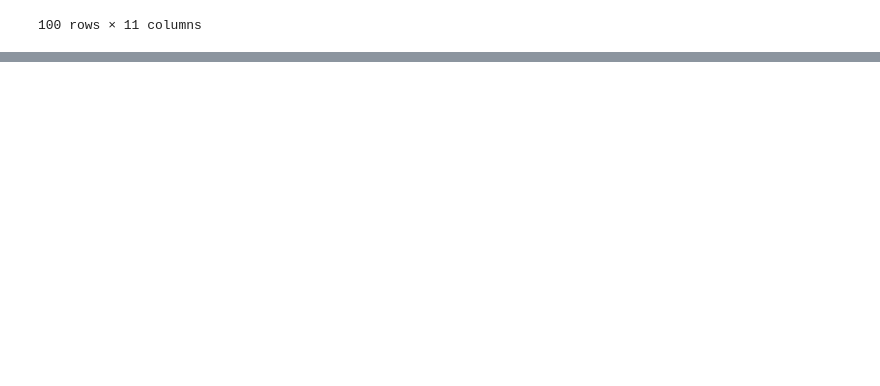
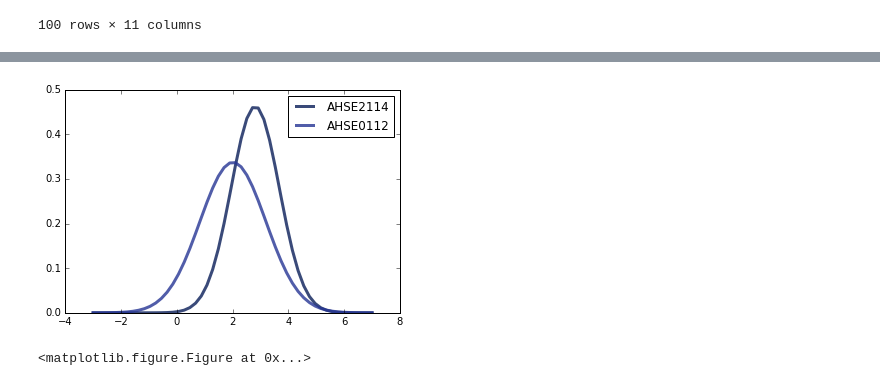
Before and after one commit to idgetto/DataScienceFinalProject, a Jupyter notebook: statanalysis/MeanSDclassyearsuccess!!.ipynb, the cells around one changed output, grey strips where cells are left out. Drawn from its saved outputs; the diff is of its cells as text; code cells hidden in the pictures; blank space fills up the shorter version.

Commit message:
graph year mean

```diff
--- a/statanalysis/MeanSDclassyearsuccess!!.ipynb
+++ b/statanalysis/MeanSDclassyearsuccess!!.ipynb
@@ -124,0 +120,4 @@ coursedf.head(100)
+# %%
+newcoursedf = pd.read_csv('../data/classyearmeansd.csv')
+
+newcoursedf.head()
@@ -125,3 +131,39 @@ coursedf.head(100)
+# %%
+meandict = {}
+sddict = {}
+
+for i in range(len(newcoursedf)):
+    meandict[newcoursedf['code'][i]] = newcoursedf['mean_grade'][i]
+    sddict[newcoursedf['code'][i]] = newcoursedf['standard_dev'][i]
+# %%
+import numpy as np
+import matplotlib.mlab as mlab
+import math
+import thinkplot as tplt
+%matplotlib inline
+
+code_mean = meandict
+code_sd = sddict
+
+i = 30
+i2 =12
+key = newcoursedf['code'][i]
+key2 = newcoursedf['code'][i2]
+
+mean = code_mean[key]
+sigma = code_sd[key]
+mean2 = code_mean[key2]
+sigma2 = code_sd[key2]
+
+labels = [code_sd[key],code_sd[key2]]
+
+x = np.linspace(-3,7,50)
+tplt.plot(x,mlab.normpdf(x,mean,sigma),label = key)
+tplt.plot(x,mlab.normpdf(x,mean2,sigma2),label = key2)
+tplt.show()
+# %% [output]
+[figure, added]
+<matplotlib.figure.Figure at 0x...>
 # %%
 #coursedf.to_csv('../data/classyearmeansd.csv', index = True)
 # %%
```
Also changed, not shown: parts of 5 cells of this notebook, 1 other file.
